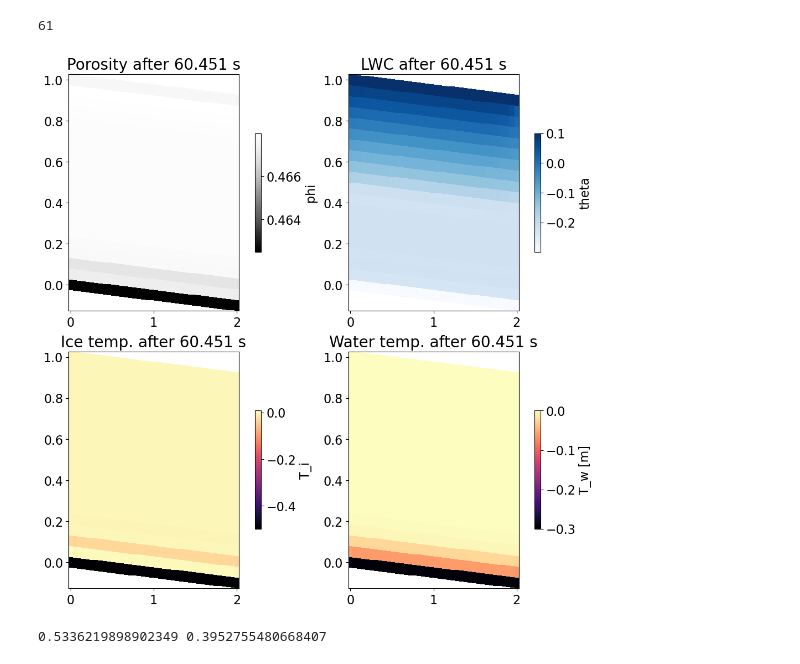
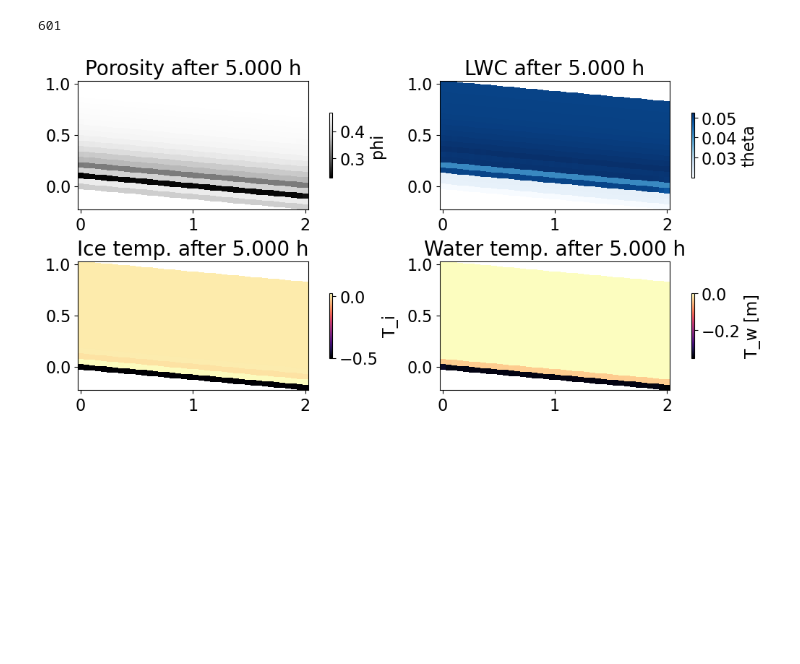
Before and after one commit to lannika-ut/Masterarbeit, a Jupyter notebook: view_solutions_nonisothermal.ipynb, the cells around one changed output. Saved outputs shown, nothing was run; the diff lists cells and outputs as text; code cells hidden in the pictures; blank space fills up the shorter version.

Commit message:
Verschiedene Test Cases

```diff
--- a/view_solutions_nonisothermal.ipynb
+++ b/view_solutions_nonisothermal.ipynb
@@ -10,5 +13,5 @@ from dolfinx import mesh
 # %%
-filename = "./solutions/Test1_Annika.pkl"
+filename = "./solutions/Test4_Annika.pkl"
 with open(filename, "rb") as f:
     data_Annika = pickle.load(f)
 
@@ -29,10 +32,10 @@ p = Parameter(domain)
 # %%
 len(data_Annika["h_w"])
 # %% [output]
-61
+601
 # %%
 interval = data_Annika["saving_interval"]
-t_obs = -1
+t_obs = 600
 time = data_Annika["times"][t_obs]
 hw.x.array[:] = data_Annika["h_w"][t_obs]
 phi.x.array[:] = data_Annika["phi"][t_obs]
@@ -50,41 +53,31 @@ theta_tot = p.theta_r.value + (0.9*porosity - p.theta_r.value)*Se(h_c, p.alpha.v
 sat = Se(h_c, p.alpha.value, p.N.value)
 # %%
 plt.rcParams.update({'font.size': 16})
-fig, ax = plt.subplots(2,2, layout="constrained", figsize=(10,10))
+fig, ax = plt.subplots(2,2, layout="constrained", figsize=(10,5))
 pmsh1 = ax[0,0].pcolormesh(x_plot, z_plot, porosity, cmap="Greys_r")
-ax[0,0].set_title(f"Porosity after {time:.3f} s", fontsize=20)
+ax[0,0].set_title(f"Porosity after {time/3600:.3f} h", fontsize=20)
 cbar1 = fig.colorbar(pmsh1, ax=ax[0,0], shrink=0.5)
 cbar1.set_label("phi")
 #ax[0,0].set_ylim(1.8,2)
 
-pmsh2 = ax[0,1].pcolormesh(x_plot, z_plot, pressure_head, cmap="Blues")
-ax[0,1].set_title(f"LWC after {time:.3f} s", fontsize=20)
+pmsh2 = ax[0,1].pcolormesh(x_plot, z_plot, theta_tot, cmap="Blues")
+ax[0,1].set_title(f"LWC after {time/3600:.3f} h", fontsize=20)
 plt.xticks(fontsize=16)
 cbar2 = fig.colorbar(pmsh2, ax=ax[0,1], shrink=0.5)
 cbar2.set_label("theta")
 #ax[0,1].set_ylim(1.8,2)
 
 pmsh3 = ax[1,0].pcolormesh(x_plot, z_plot, Ti, cmap="magma")
-ax[1,0].set_title(f"Ice temp. after {time:.3f} s", fontsize=20)
+ax[1,0].set_title(f"Ice temp. after {time/3600:.3f} h", fontsize=20)
 cbar1 = fig.colorbar(pmsh3, ax=ax[1,0], shrink=0.5)
 cbar1.set_label("T_i")
 #ax[1,0].set_ylim(1.8,2)
 
 pmsh4 = ax[1,1].pcolormesh(x_plot, z_plot, Tw, cmap="magma")
-ax[1,1].set_title(f"Water temp. after {time:.3f} s", fontsize=20)
+ax[1,1].set_title(f"Water temp. after {time/3600:.3f} h", fontsize=20)
 plt.xticks(fontsize=16)
 cbar2 = fig.colorbar(pmsh4, ax=ax[1,1], shrink=0.5)
 cbar2.set_label("T_w [m]")
 #ax[1,1].set_ylim(0,1)
 # %% [output]
-[figure, old version]
+[figure, new version]
-# %%
-weights_sum = (p.c_pw.value/p.L_sol.value
-                   + p.beta_sol.value/(p.rho_w.value*p.L_sol.value*p.r_i.value)
-                   + p.beta_sol.value/(p.rho_w.value*p.L_sol.value*p.r_w.value))
-a_i = (p.beta_sol.value/(p.rho_w.value*p.L_sol.value*p.r_i.value))/weights_sum
-a_w = (p.beta_sol.value/(p.rho_w.value*p.L_sol.value*p.r_w.value))/weights_sum
-a_m = (p.c_pw.value/p.L_sol.value)/weights_sum
-print(a_i,a_w)
-# %% [output]
-0.5336219898902349 0.3952755480668407
```
Also changed, not shown: parts of 8 cells of this notebook, 6 other files.
